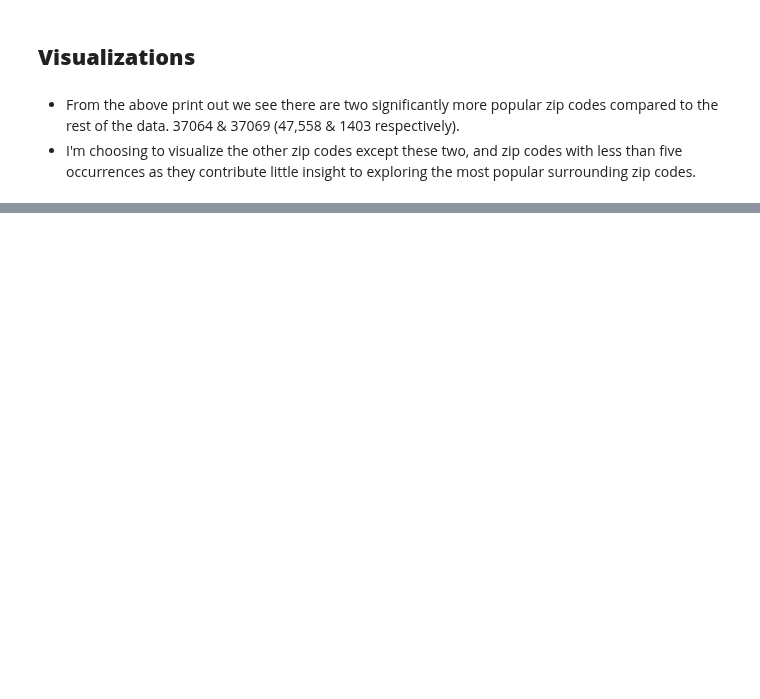
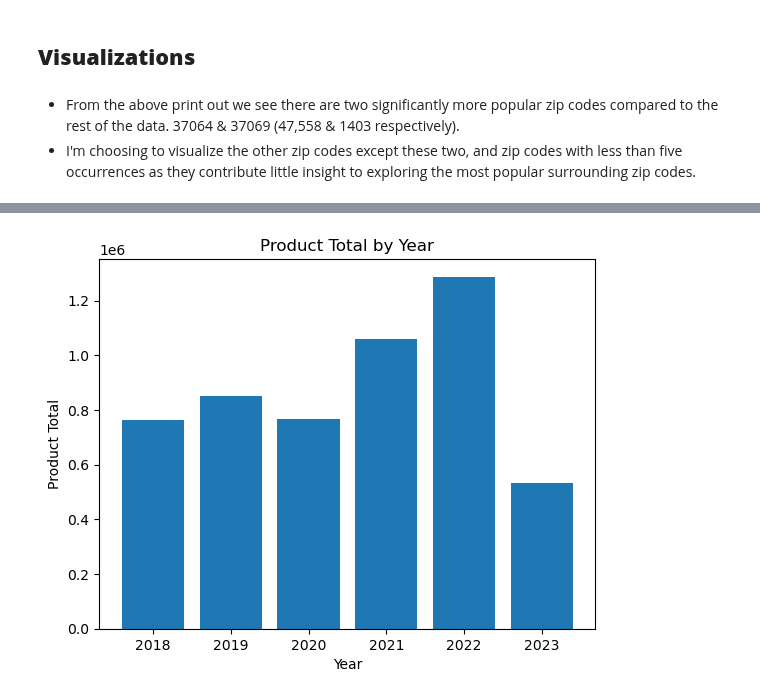
Before and after one commit to JoeBwonKenobi/Floral_Sales_Project, a Jupyter notebook: Floral_Data_Processing.ipynb, the cells around one changed output, grey strips where cells are left out. Saved outputs shown, nothing was run; the diff lists cells and outputs as text; code cells hidden in the pictures; blank space fills up the shorter version.

```diff
--- a/Floral_Data_Processing.ipynb
+++ b/Floral_Data_Processing.ipynb
@@ -444,2 +576,15 @@ plt.show()
+# %%
+# Create barplot
+plt.bar(product_total_by_year['Year'], product_total_by_year['Product Total'])
+
+# Set plot labels and title
+plt.xlabel('Year')
+plt.ylabel('Product Total')
+plt.title('Product Total by Year')
+
+# Show the plot
+plt.show()
+# %% [output]
+[figure, added]
 # %%
 # Create barplot
```
Also changed, not shown: parts of 41 cells of this notebook, 3 other files.
